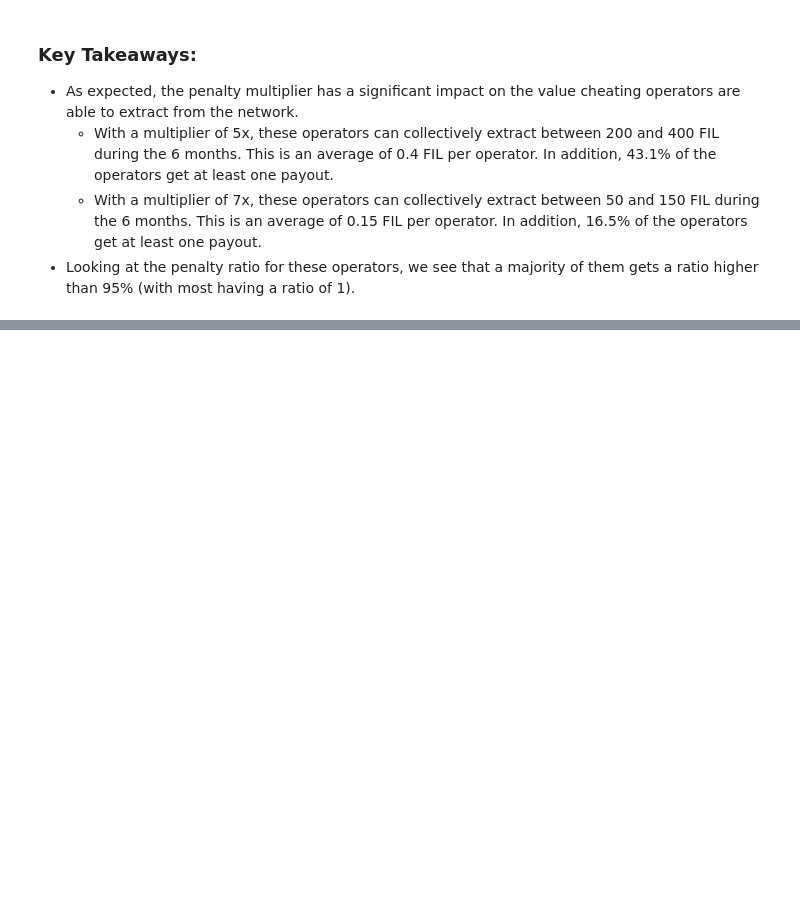
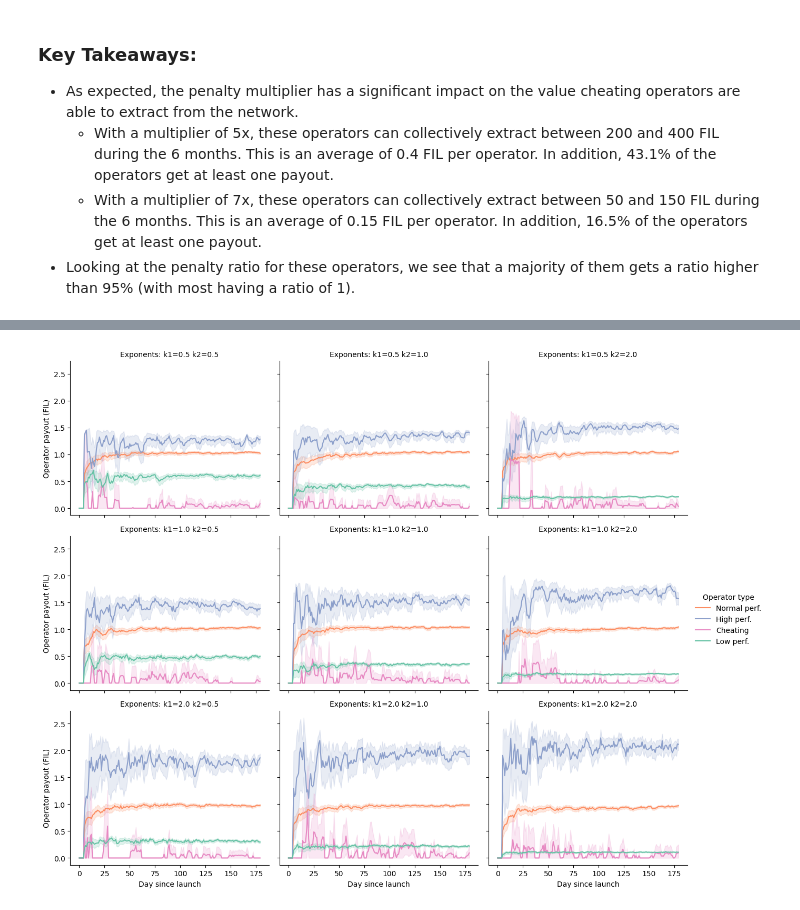
Before and after one commit to protocol/cel-retrieval, a Jupyter notebook: saturn-aliens/notebooks/4.1-full_sim_growth_reward.ipynb, the cells around one changed output, grey strips where cells are left out. Saved outputs shown, nothing was run; the diff lists cells and outputs as text; code cells hidden in the pictures; blank space fills up the shorter version.

```diff
--- a/saturn-aliens/notebooks/4.1-full_sim_growth_reward.ipynb
+++ b/saturn-aliens/notebooks/4.1-full_sim_growth_reward.ipynb
@@ -422,0 +461,9 @@ plt.show()
+# %%
+temp_df = full_traj_df[full_traj_df["penalty_multiplier"]=="5.0"]
+g = sns.relplot(x="sim_step", y="payout", hue="Operator type", col="score_function",col_wrap=3,
+                data=temp_df, aspect=1.2, height=3.5, kind="line", palette=op_types_palette)
+g.set_axis_labels("Day since launch", "Operator payout (FIL)")
+g.set_titles("Exponents: {col_name}")
+plt.show()
+# %% [output]
+[figure, added]
```
Also changed, not shown: parts of 8 cells of this notebook, 2 other files.
